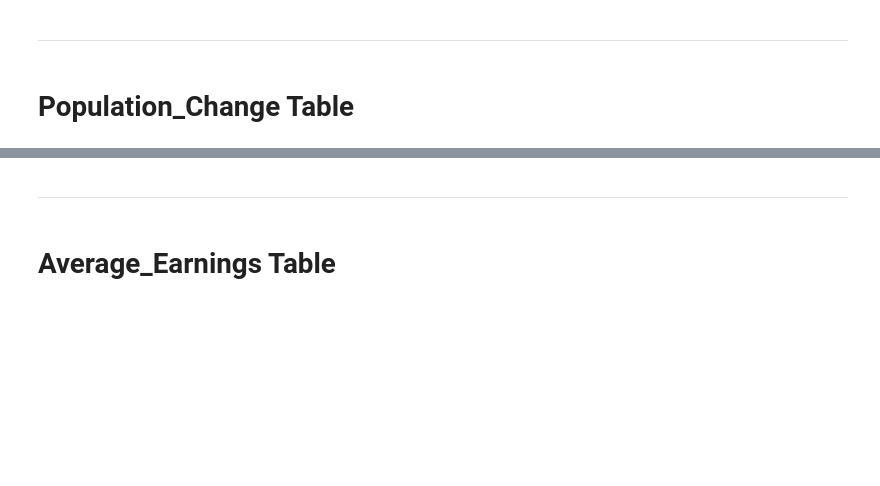
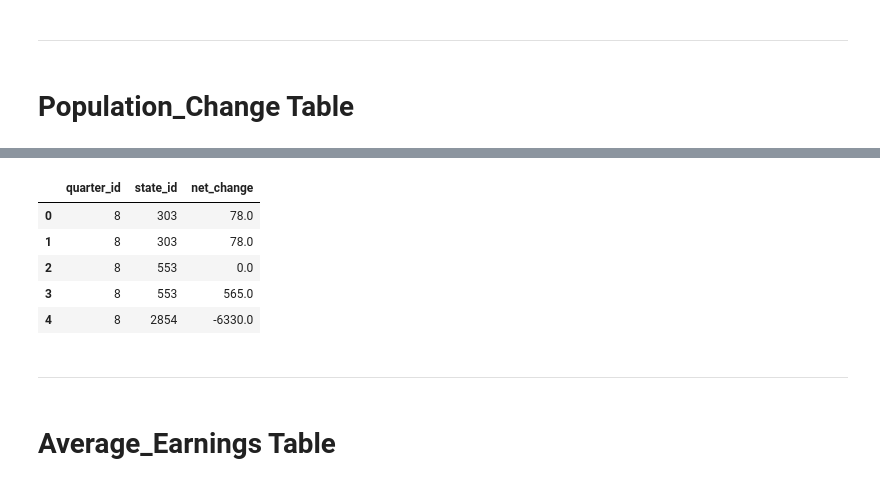
Before and after one commit to jonowood/Project_2, a Jupyter notebook: ETL/Clean_Test.ipynb, the cells around one changed output, grey strips where cells are left out. Drawn from its saved outputs; the diff is of its cells as text; code cells hidden in the pictures; blank space fills up the shorter version.

```diff
--- a/ETL/Clean_Test.ipynb
+++ b/ETL/Clean_Test.ipynb
@@ -106,7 +210,14 @@ population_df.head()
 # %%
 # replace NaN with 0
 population_df['net_change'] = population_df['net_change'].fillna(0)
-population_df
+population_df.head()
+# %% [output]
+|  | quarter_id | state_id | net_change |
+| 0 | 8 | 303 | 78.0 |
+| 1 | 8 | 303 | 78.0 |
+| 2 | 8 | 553 | 0.0 |
+| 3 | 8 | 553 | 565.0 |
+| 4 | 8 | 2854 | -6330.0 |
 # %% [markdown]
 -------------------
 # %% [markdown]
```
Also changed, not shown: parts of 20 cells of this notebook.
